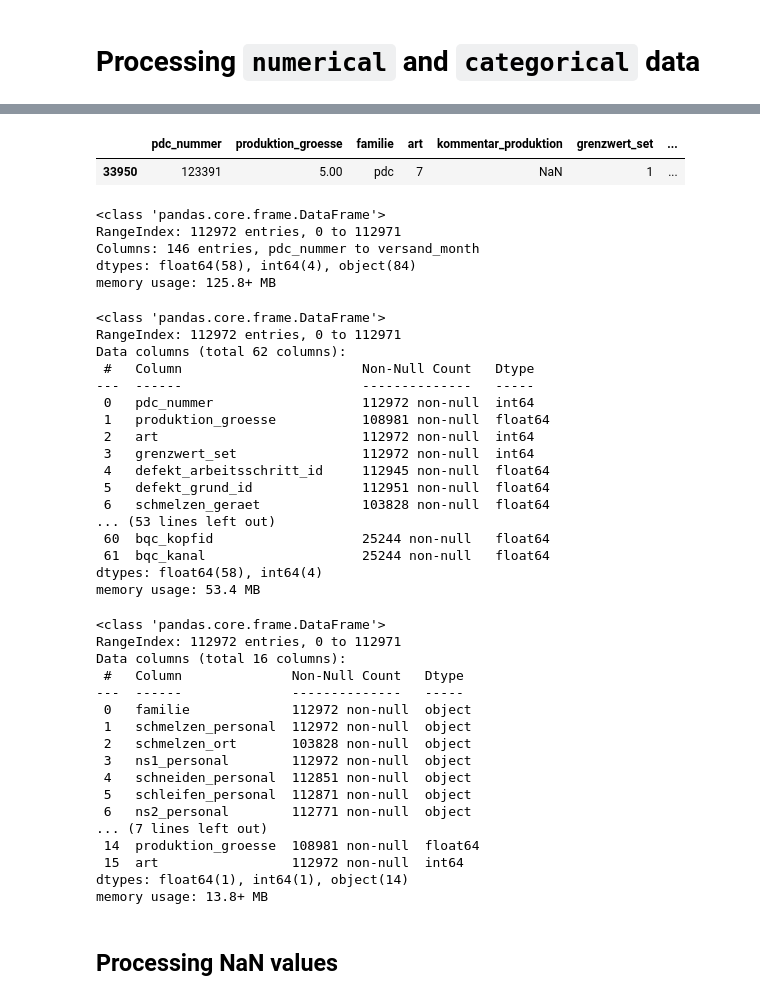
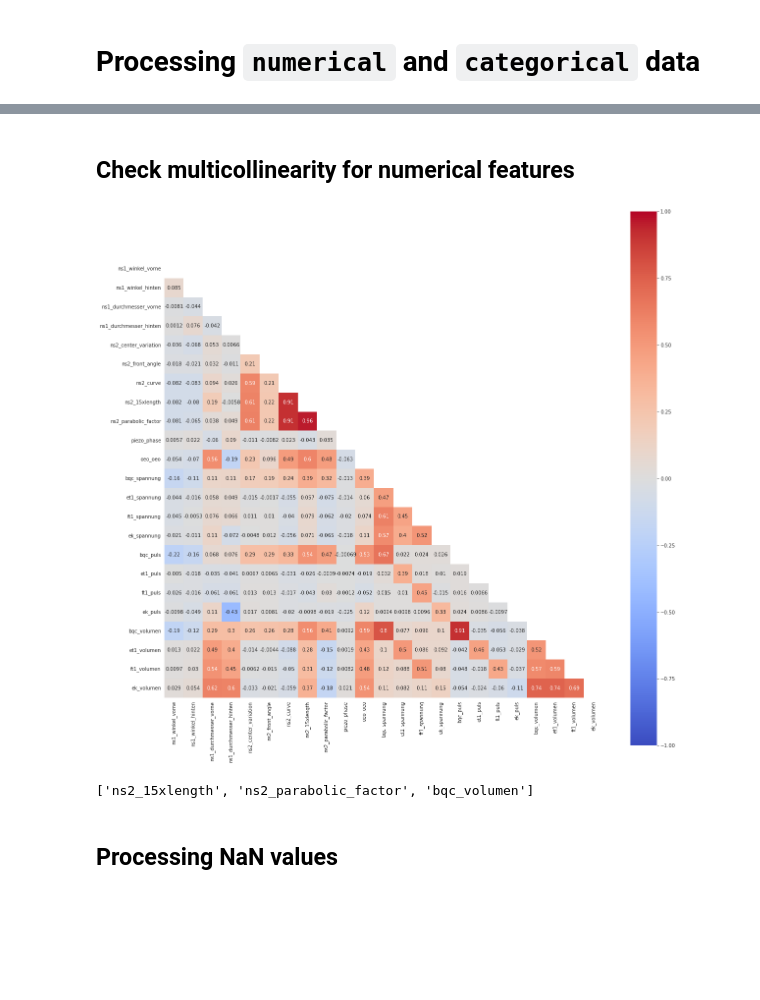
Before and after one commit to esrabecker/DA_Midterm_Project, a Jupyter notebook: Production_Notebook/Production_Data_Cleaning.ipynb, the cells around one changed output, grey strips where cells are left out. Cells and saved outputs as stored; diff of their text form; code cells hidden in the pictures; blank space fills up the shorter version.

```diff
--- a/Production_Notebook/Production_Data_Cleaning.ipynb
+++ b/Production_Notebook/Production_Data_Cleaning.ipynb
@@ -369,55 +323,27 @@ cols_categorical = ["familie",
-# %%
-df_cleaned[df_cleaned["ft1_volumen"]==-1]
-# %% [output]
-|  | pdc_nummer | produktion_groesse | familie | art | kommentar_produktion | grenzwert_set | ... |
-| 33950 | 123391 | 5.00 | pdc | 7 | NaN | 1 | ... |
-# %%
-df_cleaned.info()
-# %% [output]
-<class 'pandas.core.frame.DataFrame'>
-RangeIndex: 112972 entries, 0 to 112971
-Columns: 146 entries, pdc_nummer to versand_month
-dtypes: float64(58), int64(4), object(84)
-memory usage: 125.8+ MB
-# %%
-df_numerical.info()
-# %% [output]
-<class 'pandas.core.frame.DataFrame'>
-RangeIndex: 112972 entries, 0 to 112971
-Data columns (total 62 columns):
- #   Column                       Non-Null Count   Dtype
----  ------                       --------------   -----
- 0   pdc_nummer                   112972 non-null  int64
- 1   produktion_groesse           108981 non-null  float64
- 2   art                          112972 non-null  int64
- 3   grenzwert_set                112972 non-null  int64
- 4   defekt_arbeitsschritt_id     112945 non-null  float64
- 5   defekt_grund_id              112951 non-null  float64
- 6   schmelzen_geraet             103828 non-null  float64
-... (53 lines left out)
- 60  bqc_kopfid                   25244 non-null   float64
- 61  bqc_kanal                    25244 non-null   float64
-dtypes: float64(58), int64(4)
-memory usage: 53.4 MB
-# %%
-df_categorical.info()
-# %% [output]
-<class 'pandas.core.frame.DataFrame'>
-RangeIndex: 112972 entries, 0 to 112971
-Data columns (total 16 columns):
- #   Column              Non-Null Count   Dtype
----  ------              --------------   -----
- 0   familie             112972 non-null  object
- 1   schmelzen_personal  112972 non-null  object
- 2   schmelzen_ort       103828 non-null  object
- 3   ns1_personal        112972 non-null  object
- 4   schneiden_personal  112851 non-null  object
- 5   schleifen_personal  112871 non-null  object
- 6   ns2_personal        112771 non-null  object
-... (7 lines left out)
- 14  produktion_groesse  108981 non-null  float64
- 15  art                 112972 non-null  int64
-dtypes: float64(1), int64(1), object(14)
-memory usage: 13.8+ MB
+# %% [markdown]
+## Check multicollinearity for numerical features
+# %%
+corr_matrix = df_numerical.corr()
+corr = df_numerical.corr()
+mask = np.zeros_like(corr)
+mask[np.triu_indices_from(mask)] = True
+with sns.axes_style("white"):
+    f, ax = plt.subplots(figsize=(20, 20))
+    ax = sns.heatmap(corr, mask=mask,cmap='coolwarm', vmin=-1,vmax=1,annot=True, square=True)
+# %% [output]
+[figure, added]
+# %%
+def show_corr_higher_threshold(df, threshold):
+    """
+    Show any features that have correlation higher than threshold with any other;
+    """
+    corr_matrix=df.corr().abs()
+    upper_triangle=corr_matrix.where(np.triu(np.ones(corr_matrix.shape),k=1).astype(bool))
+
+    return [column for column in upper_triangle.columns if any(upper_triangle[column] > threshold)]
+
+show_corr_higher_threshold(df_numerical, 0.8)
+# %% [output]
+['ns2_15xlength', 'ns2_parabolic_factor', 'bqc_volumen']
 # %% [markdown]
 ## Processing NaN values
```
Also changed, not shown: parts of 14 cells of this notebook, 1 other file.
